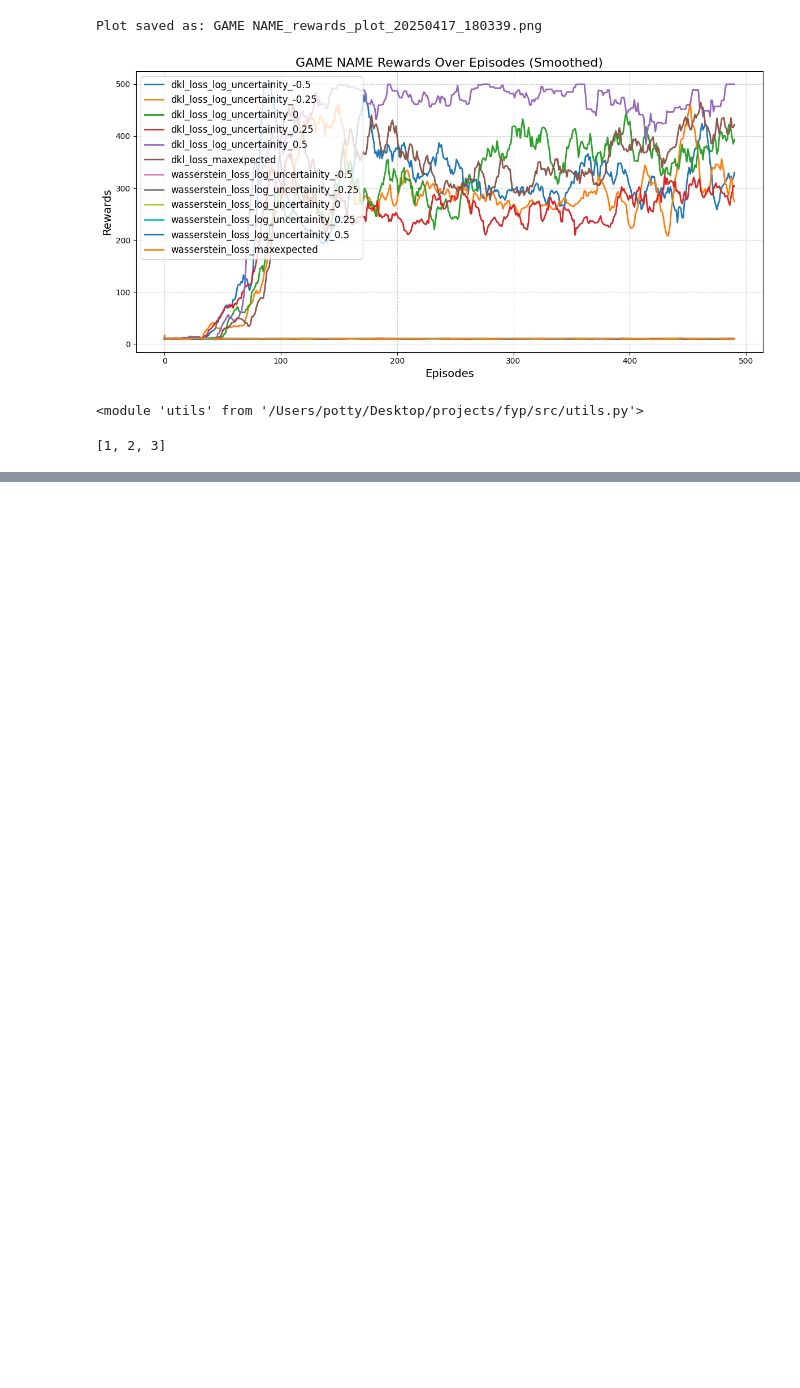
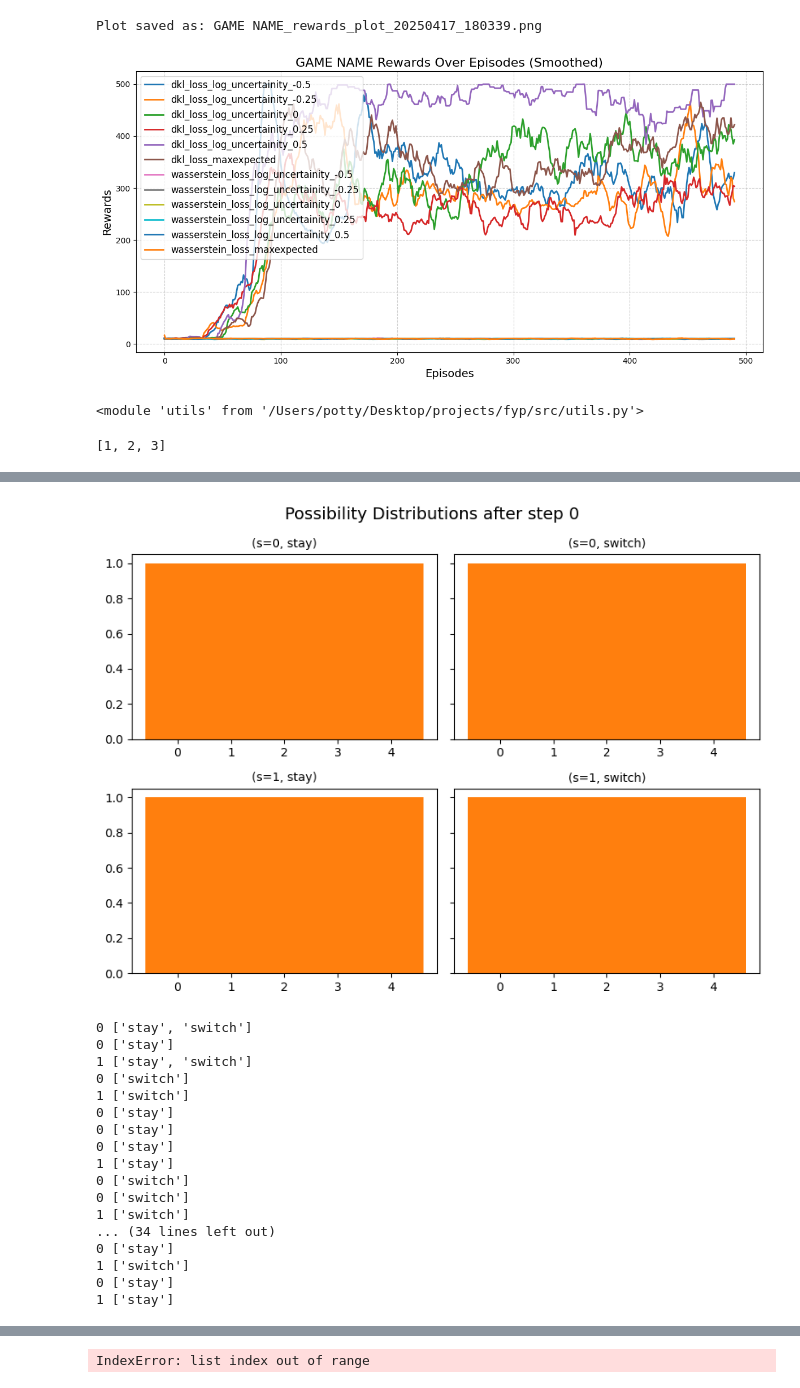
Before and after one commit to tejaey/RL_possibility_theory, a Jupyter notebook: src/Untitled.ipynb, the cells around one changed output, grey strips where cells are left out. Drawn from its saved outputs; the diff is of its cells as text; code cells hidden in the pictures; blank space fills up the shorter version.

Commit message:
before sending to job

```diff
--- a/src/Untitled.ipynb
+++ b/src/Untitled.ipynb
@@ -140,0 +1422,65 @@ utils.av
+# %%
+minq = 0.0
+maxq = 4.0
+numatoms = 50
+atoms  = np.array([(minq + x*(maxq-minq)/(numatoms-1)) for x in range(numatoms)] )   # fixed support
+gamma  = 0.5                      # discount
+sigma  = 1
+# Gaussian width for compatibilities
+reward = {(0,'stay'): 0.75, (0,'switch'): 0,
+          (1,'stay'): 2, (1,'switch'): 0}
+next_s = {(0,'stay'): 0, (0,'switch'): 1,
+          (1,'stay'): 1, (1,'switch'): 0}
+f = { (s,a): np.ones(len(atoms)) for s in (0,1) for a in ('stay','switch') }
+
+log = []
+state = 0
+
+for t in range(200):
+    # pick action by optimistic value (ties -> random)
+    if t%50 == 0: plot_possibilities(f, step=t)
+    Q_vals = {a: optimistic_Q(f[(state,a)]) for a in ('stay','switch')}
+    sigma  *= 0.9
+    max_Q  = max(Q_vals.values())
+    best   = [a for a,q in Q_vals.items() if q == max_Q]
+    print(state, best)
+
+    #action = random.choice(["stay", "switch"])
+    action = random.choice(best) # tie‑break
+    # record before update
+    log.append(dict(t=t, state=state, action=action,
+                    Q_stay=Q_vals['stay'], Q_switch=Q_vals['switch']))
+    # environment step
+    actiont = random.choice(["stay", "switch"])
+    r      = reward[(state,actiont)]
+    s_next = next_s[(state,actiont)]
+    # update only the (state,action) we just experienced
+    f[(state,action)] = possibilistic_update(f[(state,action)], r)
+    # move to next state
+    state = s_next
+
+
+# ---------------------------------------------------------
+# Pretty‑print the trajectory
+# ---------------------------------------------------------
+df = pd.DataFrame(log)
+print(df.to_string(index=False))
+# %% [output]
+[figure, added]
+0 ['stay', 'switch']
+0 ['stay']
+1 ['stay', 'switch']
+0 ['switch']
+1 ['switch']
+0 ['stay']
+0 ['stay']
+0 ['stay']
+1 ['stay']
+0 ['switch']
+0 ['switch']
+1 ['switch']
+... (34 lines left out)
+0 ['stay']
+1 ['switch']
+0 ['stay']
+1 ['stay']
@@ -140,0 +1505 @@ utils.av
+IndexError: list index out of range
```
Also changed, not shown: parts of 24 cells of this notebook, 33 other files.
